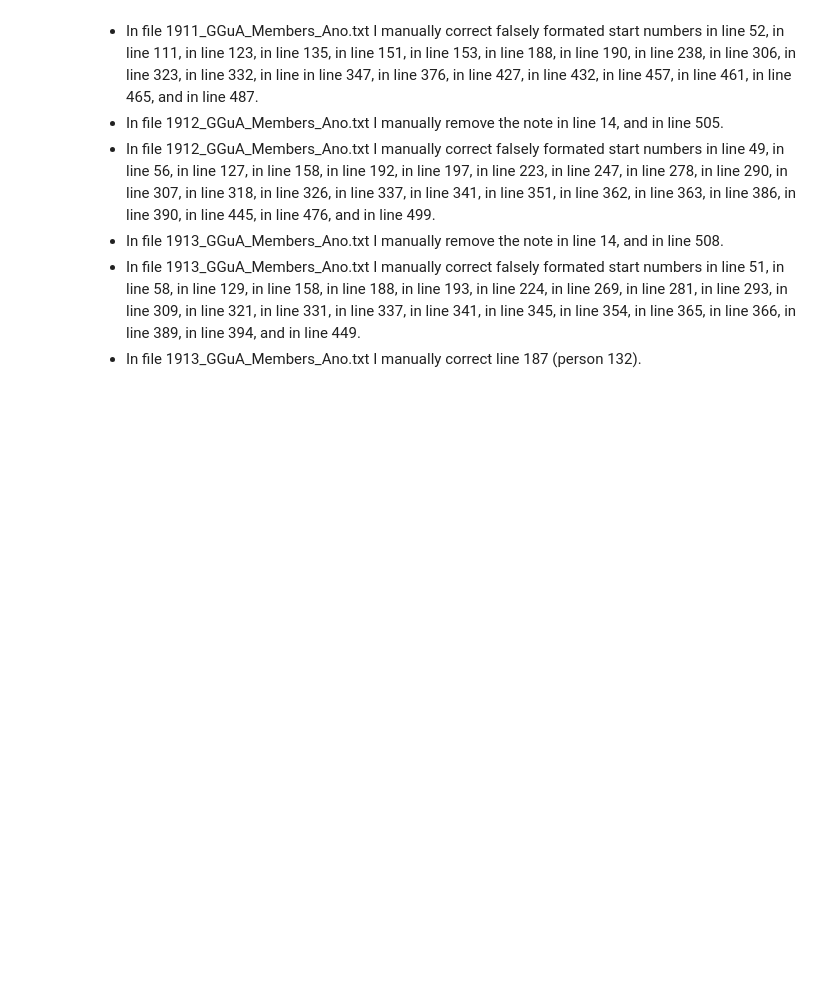
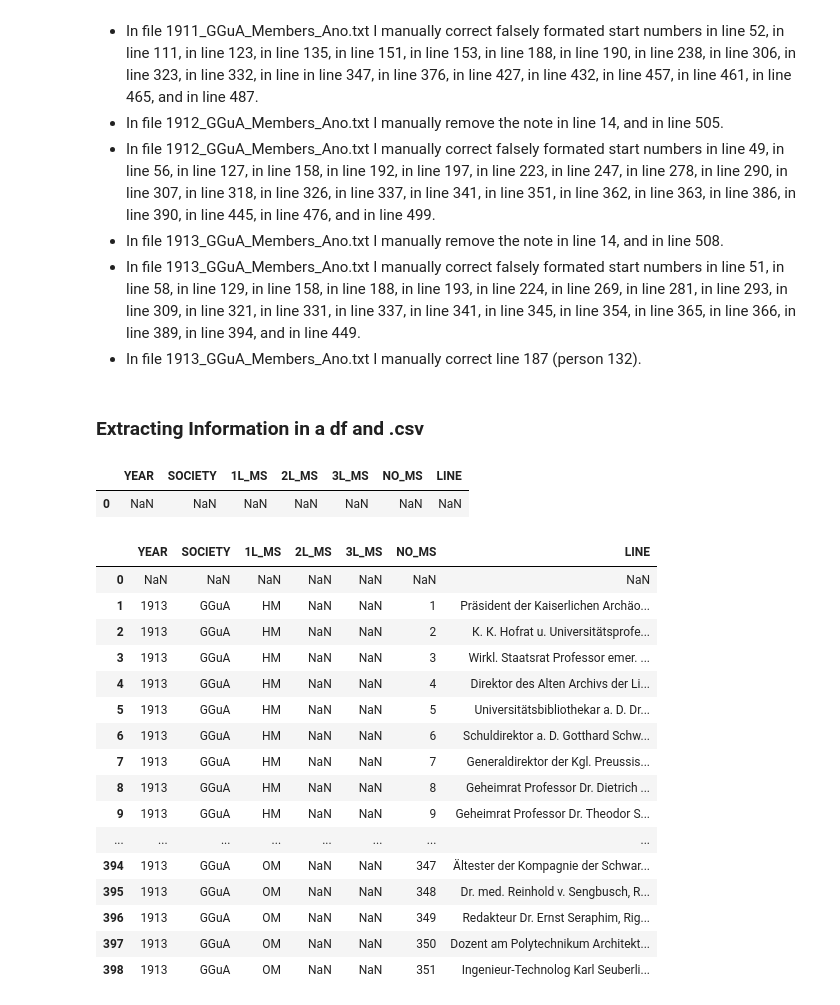
Before and after one commit to LeimLarissa/Baltic-German-Intelligentsia, a Jupyter notebook: G1T2ExtractMembership.ipynb, the cells around one changed output. Drawn from its saved outputs; the diff is of its cells as text; code cells hidden in the pictures; blank space fills up the shorter version.

Commit message:
Extract GGuA members

```diff
--- a/G1T2ExtractMembership.ipynb
+++ b/G1T2ExtractMembership.ipynb
@@ -1379,3 +1379,14 @@ with open(out_filename, 'x') as fp:
 - In file 1913_GGuA_Members_Ano.txt I manually remove the note in line 14, and in line 508.
 - In file 1913_GGuA_Members_Ano.txt I manually correct falsely formated start numbers in line 51, in line 58, in line 129, in line 158, in line 188, in line 193, in line 224, in line 269, in line 281, in line 293, in line 309, in line 321, in line 331, in line 337, in line 341, in line 345, in line 354, in line 365, in line 366, in line 389, in line 394, and in line 449.
 - In file 1913_GGuA_Members_Ano.txt I manually correct line 187 (person 132).
+# %% [markdown]
+### Extracting Information in a df and .csv
+# %%
+#Same as GEG
+#I read the file into a list
+year = "1913"
+society = "GGuA"
+
+filename = f'Output/{society}/{year}_{society}_Members_Ano.txt'
+with open(filename, 'r') as fp:
+    text = fp.readlines()
@@ -1381,0 +1435,11 @@ with open(out_filename, 'x') as fp:
+# %%
+#Same as GEG (I keep the additional structural levels for comparability between the societies even though the GGuA only has a 1st level descriptor)
+#I create an empty data frame to which I will add the individual rows of members
+
+df_main = pd.DataFrame()                                                                                         #Without this it gives me an error that df is not defined in index section
+df_main = pd.DataFrame(index = [len(df_main.values)],                                                             #index should count up from 1 to the number of values currently in df
+                  columns = ['YEAR', 'SOCIETY', '1L_MS', '2L_MS', '3L_MS', 'NO_MS', 'LINE'])
+df_main
+# %% [output]
+|  | YEAR | SOCIETY | 1L_MS | 2L_MS | 3L_MS | NO_MS | LINE |
+| 0 | NaN | NaN | NaN | NaN | NaN | NaN | NaN |
@@ -1381,0 +1503,21 @@ with open(out_filename, 'x') as fp:
+# %%
+pd.options.display.max_rows = 999
+df_main
+# %% [output]
+|  | YEAR | SOCIETY | 1L_MS | 2L_MS | 3L_MS | NO_MS | LINE |
+| 0 | NaN | NaN | NaN | NaN | NaN | NaN | NaN |
+| 1 | 1913 | GGuA | HM | NaN | NaN | 1 | Präsident der Kaiserlichen Archäo... |
+| 2 | 1913 | GGuA | HM | NaN | NaN | 2 | К. К. Hofrat u. Universitätsprofe... |
+| 3 | 1913 | GGuA | HM | NaN | NaN | 3 | Wirkl. Staatsrat Professor emer. ... |
+| 4 | 1913 | GGuA | HM | NaN | NaN | 4 | Direktor des Alten Archivs der Li... |
+| 5 | 1913 | GGuA | HM | NaN | NaN | 5 | Universitätsbibliothekar a. D. Dr... |
+| 6 | 1913 | GGuA | HM | NaN | NaN | 6 | Schuldirektor a. D. Gotthard Schw... |
+| 7 | 1913 | GGuA | HM | NaN | NaN | 7 | Generaldirektor der Kgl. Preussis... |
+| 8 | 1913 | GGuA | HM | NaN | NaN | 8 | Geheimrat Professor Dr. Dietrich ... |
+| 9 | 1913 | GGuA | HM | NaN | NaN | 9 | Geheimrat Professor Dr. Theodor S... |
+| ... | ... | ... | ... | ... | ... | ... | ... |
+| 394 | 1913 | GGuA | OM | NaN | NaN | 347 | Ältester der Kompagnie der Schwar... |
+| 395 | 1913 | GGuA | OM | NaN | NaN | 348 | Dr. med. Reinhold v. Sengbusch, R... |
+| 396 | 1913 | GGuA | OM | NaN | NaN | 349 | Redakteur Dr. Ernst Seraphim, Rig... |
+| 397 | 1913 | GGuA | OM | NaN | NaN | 350 | Dozent am Polytechnikum Architekt... |
+| 398 | 1913 | GGuA | OM | NaN | NaN | 351 | Ingenieur-Technolog Karl Seuberli... |
```
Also changed, not shown: parts of 3 cells of this notebook, 35 other files.
